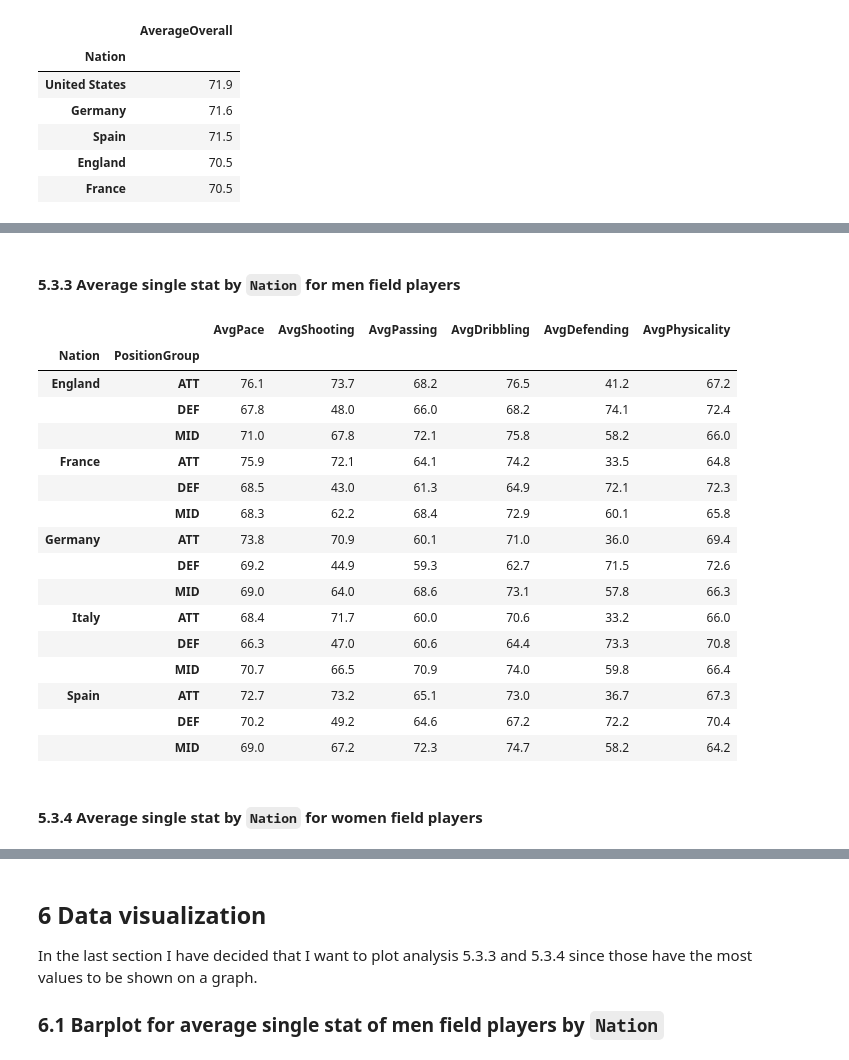
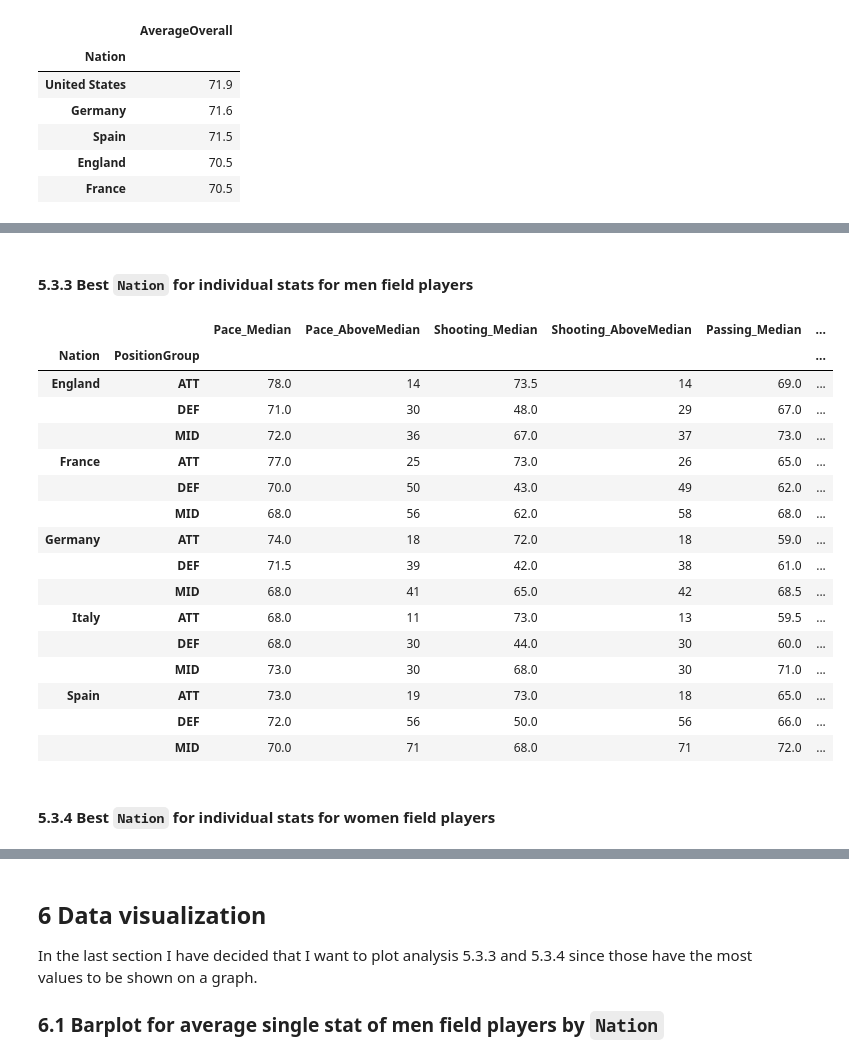
Before and after one commit to bysonD/eafc26_player_analysis, a Jupyter notebook: eafc26_player_analysis.ipynb, the cells around one changed output, grey strips where cells are left out. Cells and saved outputs as stored; diff of their text form; code cells hidden in the pictures.

```diff
--- a/eafc26_player_analysis.ipynb
+++ b/eafc26_player_analysis.ipynb
@@ -460,40 +479,57 @@ women_top5_gks_single_stats_by_nation
 # %% [markdown]
-#### 5.3.3 Average single stat by `Nation` for men field players
+#### 5.3.3 Best `Nation` for individual stats for men field players
 # %%
 men_fps_top5_nations = men_fps.groupby("Nation")["Name"].count().sort_values(ascending=False).head(5).index
 
-men_fps_top5_nations_only = men_fps[men_fps["Nation"].isin(men_fps_top5_nations)]
+men_fps_top5_nations_only = men_fps[
+    men_fps["Nation"].isin(men_fps_top5_nations)
+]
 
-men_top5_fps_single_stat_by_nation = men_fps_top5_nations_only.groupby(["Nation", "PositionGroup"]).agg(
-    AvgPace=("PAC", lambda x: round(x.mean(), 1)),
-    AvgShooting=("SHO", lambda x: round(x.mean(), 1)),
-    AvgPassing=("PAS", lambda x: round(x.mean(), 1)),
-    AvgDribbling=("DRI", lambda x: round(x.mean(), 1)),
-    AvgDefending=("DEF", lambda x: round(x.mean(), 1)),
-    AvgPhysicality=("PHY", lambda x: round(x.mean(), 1))
+men_top5_fps_single_stat_by_nation = (
+    men_fps_top5_nations_only
+    .groupby(["Nation", "PositionGroup"])
+    .agg(
+        Pace_Median=("PAC", "median"),
+        Pace_AboveMedian=("PAC", lambda x: (x > x.median()).sum()),
+
+        Shooting_Median=("SHO", "median"),
+        Shooting_AboveMedian=("SHO", lambda x: (x > x.median()).sum()),
+
+        Passing_Median=("PAS", "median"),
+        Passing_AboveMedian=("PAS", lambda x: (x > x.median()).sum()),
+
+        Dribbling_Median=("DRI", "median"),
+        Dribbling_AboveMedian=("DRI", lambda x: (x > x.median()).sum()),
+
+        Defending_Median=("DEF", "median"),
+        Defending_AboveMedian=("DEF", lambda x: (x > x.median()).sum()),
+
+        Physicality_Median=("PHY", "median"),
+        Physicality_AboveMedian=("PHY", lambda x: (x > x.median()).sum()),
+    )
 )
 
 men_top5_fps_single_stat_by_nation
 # %% [output]
-|  |  | AvgPace | AvgShooting | AvgPassing | AvgDribbling | AvgDefending | AvgPhysicality |
-| Nation | PositionGroup |  |  |  |  |  |  |
-| England | ATT | 76.1 | 73.7 | 68.2 | 76.5 | 41.2 | 67.2 |
-|  | DEF | 67.8 | 48.0 | 66.0 | 68.2 | 74.1 | 72.4 |
-|  | MID | 71.0 | 67.8 | 72.1 | 75.8 | 58.2 | 66.0 |
-| France | ATT | 75.9 | 72.1 | 64.1 | 74.2 | 33.5 | 64.8 |
-|  | DEF | 68.5 | 43.0 | 61.3 | 64.9 | 72.1 | 72.3 |
-|  | MID | 68.3 | 62.2 | 68.4 | 72.9 | 60.1 | 65.8 |
-| Germany | ATT | 73.8 | 70.9 | 60.1 | 71.0 | 36.0 | 69.4 |
-|  | DEF | 69.2 | 44.9 | 59.3 | 62.7 | 71.5 | 72.6 |
-|  | MID | 69.0 | 64.0 | 68.6 | 73.1 | 57.8 | 66.3 |
-| Italy | ATT | 68.4 | 71.7 | 60.0 | 70.6 | 33.2 | 66.0 |
-|  | DEF | 66.3 | 47.0 | 60.6 | 64.4 | 73.3 | 70.8 |
-|  | MID | 70.7 | 66.5 | 70.9 | 74.0 | 59.8 | 66.4 |
-| Spain | ATT | 72.7 | 73.2 | 65.1 | 73.0 | 36.7 | 67.3 |
-|  | DEF | 70.2 | 49.2 | 64.6 | 67.2 | 72.2 | 70.4 |
-|  | MID | 69.0 | 67.2 | 72.3 | 74.7 | 58.2 | 64.2 |
+|  |  | Pace_Median | Pace_AboveMedian | Shooting_Median | Shooting_AboveMedian | Passing_Median | ... |
+| Nation | PositionGroup |  |  |  |  |  | ... |
+| England | ATT | 78.0 | 14 | 73.5 | 14 | 69.0 | ... |
+|  | DEF | 71.0 | 30 | 48.0 | 29 | 67.0 | ... |
+|  | MID | 72.0 | 36 | 67.0 | 37 | 73.0 | ... |
+| France | ATT | 77.0 | 25 | 73.0 | 26 | 65.0 | ... |
+|  | DEF | 70.0 | 50 | 43.0 | 49 | 62.0 | ... |
+|  | MID | 68.0 | 56 | 62.0 | 58 | 68.0 | ... |
+| Germany | ATT | 74.0 | 18 | 72.0 | 18 | 59.0 | ... |
+|  | DEF | 71.5 | 39 | 42.0 | 38 | 61.0 | ... |
+|  | MID | 68.0 | 41 | 65.0 | 42 | 68.5 | ... |
+| Italy | ATT | 68.0 | 11 | 73.0 | 13 | 59.5 | ... |
+|  | DEF | 68.0 | 30 | 44.0 | 30 | 60.0 | ... |
+|  | MID | 73.0 | 30 | 68.0 | 30 | 71.0 | ... |
+| Spain | ATT | 73.0 | 19 | 73.0 | 18 | 65.0 | ... |
+|  | DEF | 72.0 | 56 | 50.0 | 56 | 66.0 | ... |
+|  | MID | 70.0 | 71 | 68.0 | 71 | 72.0 | ... |
 # %% [markdown]
-#### 5.3.4 Average single stat by `Nation` for women field players
+#### 5.3.4 Best `Nation` for individual stats for women field players
 # %%
 women_fps_top5_nations = women_fps.groupby("Nation")["Name"].count().sort_values(ascending=False).head(5).index
 
```
Also changed, not shown: parts of 8 cells of this notebook.
